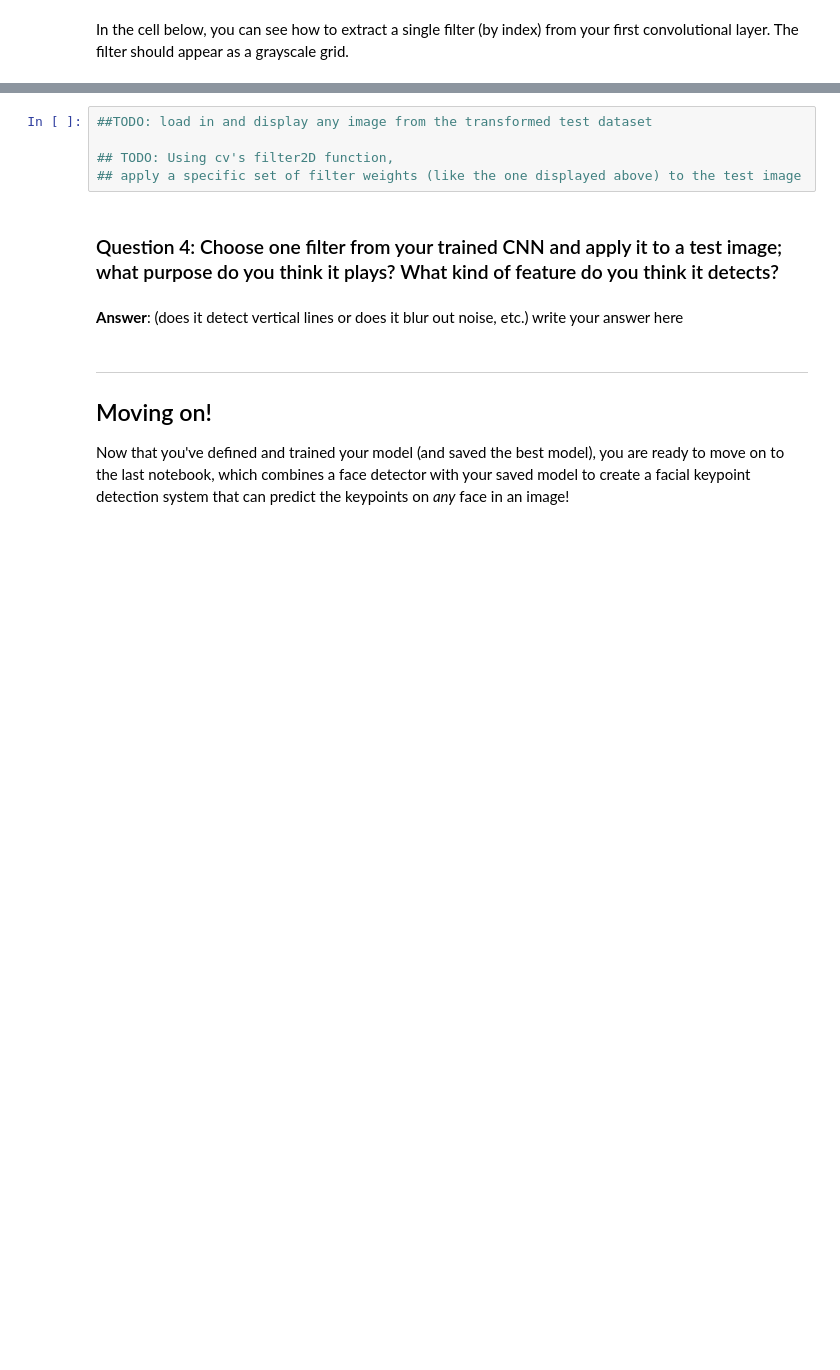
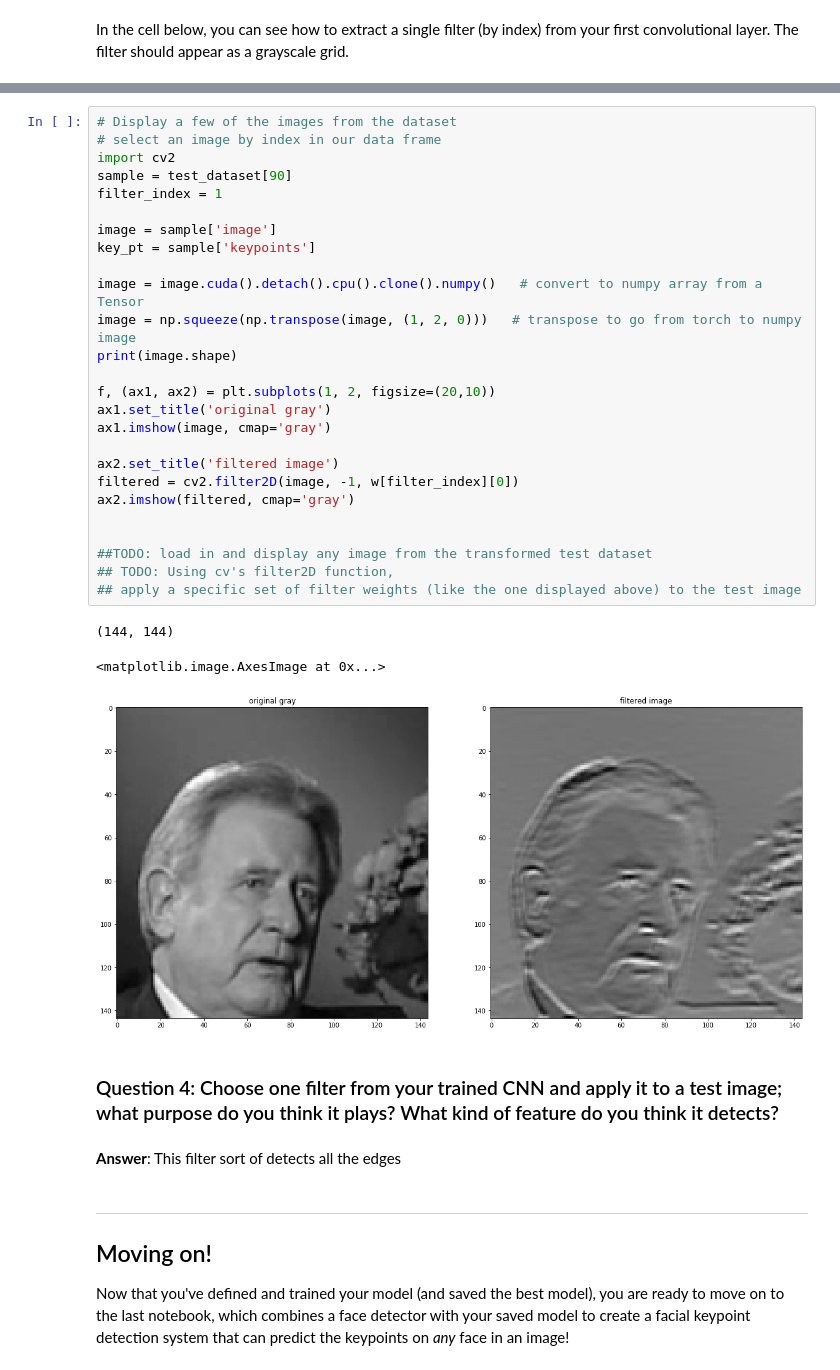
Before and after one commit to vishalmahulkar/Facial-Keypoint-Detection, a Jupyter notebook: 2. Define the Network Architecture.ipynb, the cells around one changed output, grey strips where cells are left out. Drawn from its saved outputs; the diff is of its cells as text; blank space fills up the shorter version.

```diff
--- a/2. Define the Network Architecture.ipynb
+++ b/2. Define the Network Architecture.ipynb
@@ -595,15 +654,40 @@ Next, choose a test image and filter it with one of the convolutional kernels in
 
 ### TODO: Filter an image to see the effect of a convolutional kernel
 ---
-# %%
-##TODO: load in and display any image from the transformed test dataset
-
-## TODO: Using cv's filter2D function,
-## apply a specific set of filter weights (like the one displayed above) to the test image
+# %%
+# Display a few of the images from the dataset
+# select an image by index in our data frame
+import cv2
+sample = test_dataset[90]
+filter_index = 1
+
+image = sample['image']
+key_pt = sample['keypoints']
+
+image = image.cuda().detach().cpu().clone().numpy()   # convert to numpy array from a Tensor
+image = np.squeeze(np.transpose(image, (1, 2, 0)))   # transpose to go from torch to numpy image
+print(image.shape)
+
+f, (ax1, ax2) = plt.subplots(1, 2, figsize=(20,10))
+ax1.set_title('original gray')
+ax1.imshow(image, cmap='gray')
+
+ax2.set_title('filtered image')
+filtered = cv2.filter2D(image, -1, w[filter_index][0])
+ax2.imshow(filtered, cmap='gray')
+
+
+##TODO: load in and display any image from the transformed test dataset
+## TODO: Using cv's filter2D function,
+## apply a specific set of filter weights (like the one displayed above) to the test image
+# %% [output]
+(144, 144)
+<matplotlib.image.AxesImage at 0x...>
+[figure, added]
 # %% [markdown]
 ### Question 4: Choose one filter from your trained CNN and apply it to a test image; what purpose do you think it plays? What kind of feature do you think it detects?
-# %% [markdown]
-**Answer**: (does it detect vertical lines or does it blur out noise, etc.) write your answer here
+# %% [markdown]
+**Answer**: This filter sort of detects all the edges
 # %% [markdown]
 ---
 ## Moving on!
```
Also changed, not shown: parts of 24 cells of this notebook, 6 other files.
